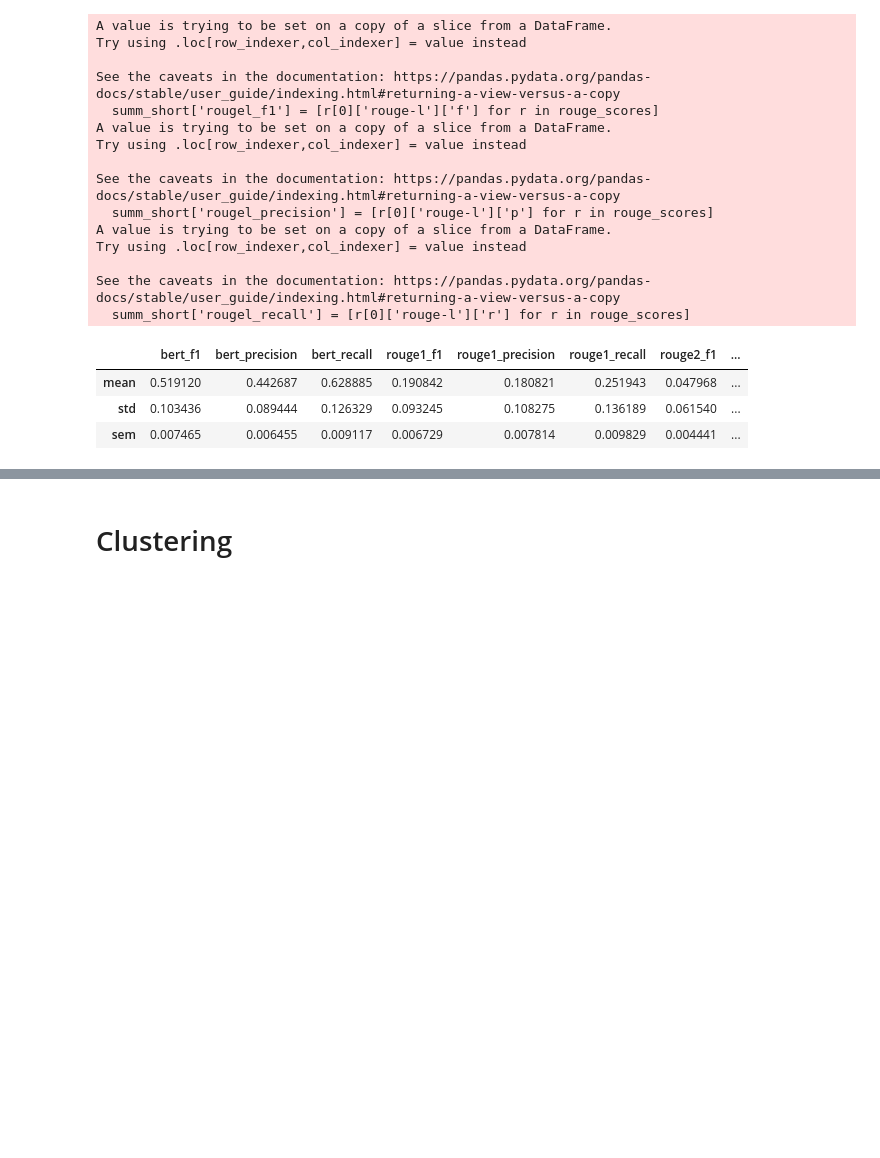
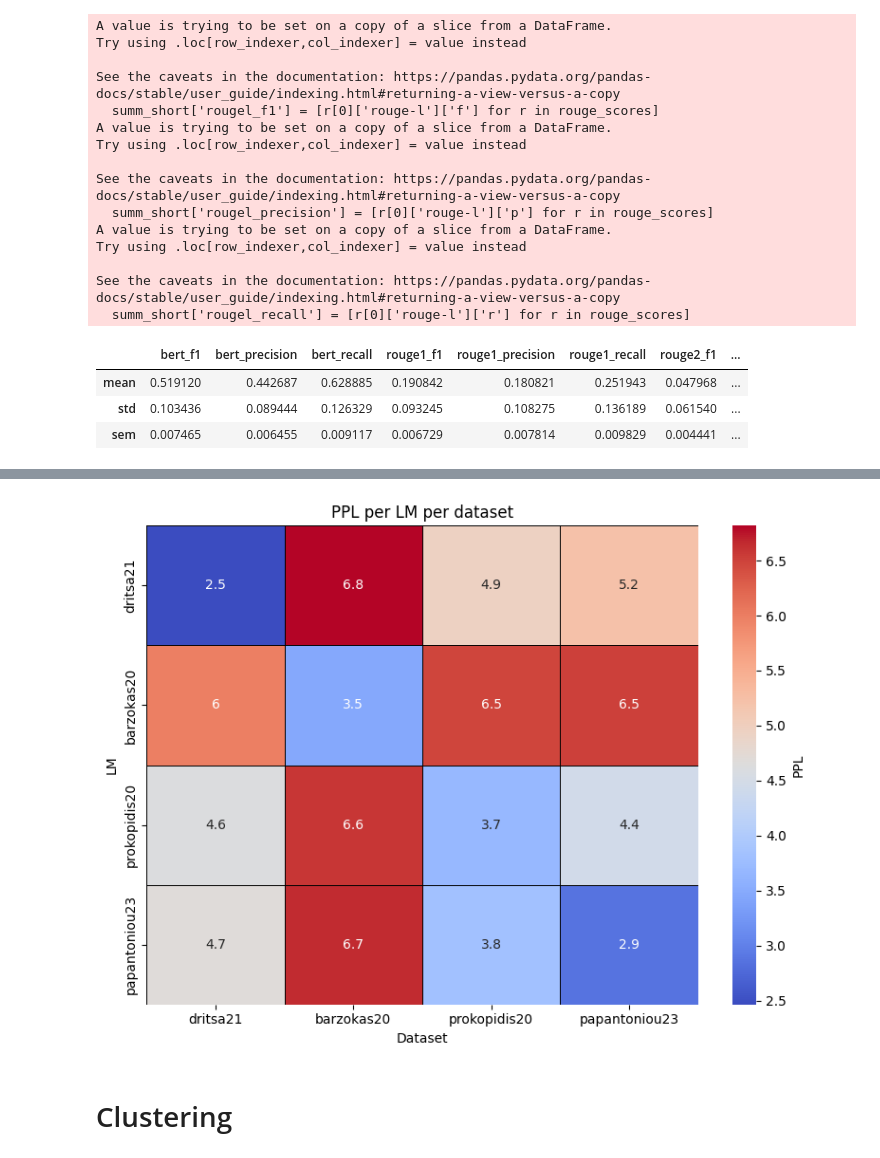
Before and after one commit to greek-nlp/benchmark, a Jupyter notebook: nlp_gr_experiments.ipynb, the cells around one changed output, grey strips where cells are left out. Saved outputs shown, nothing was run; the diff lists cells and outputs as text; code cells hidden in the pictures; blank space fills up the shorter version.

```diff
--- a/nlp_gr_experiments.ipynb
+++ b/nlp_gr_experiments.ipynb
@@ -660,0 +649,15 @@ summ_short[summ_short.columns[6:]].agg(['mean', 'std', 'sem'])
+# %%
+raw_datasets = {'dritsa21':gena.DritsaDt(datasets=gr_data).get('train'),
+                'barzokas20':gena.BarzokasDt(datasets=gr_data).get('train'),
+                'prokopidis20':gena.ProkopidisCrawledDt(datasets=gr_data).get('train'),
+                'papantoniou23': gena.PapantoniouDt(datasets=gr_data).get('train')}
+
+train_sets = {}
+test_sets = {}
+for dataset_name in raw_datasets:
+  print(dataset_name)
+  dataset = raw_datasets[dataset_name]
+  dataset = dataset[dataset.text.notna()]
+  dataset = dataset.sample(frac=1).reset_index(drop=True)
+  train_sets[dataset_name] = dataset.text.apply(lambda x: x[:100]).iloc[:1000] # lower lim
+  test_sets[dataset_name] = dataset.text.apply(lambda x: x[:100]).iloc[1000:1500]
@@ -661,3 +691,29 @@ summ_short[summ_short.columns[6:]].agg(['mean', 'std', 'sem'])
+# %%
+ppls, ppls_std = {}, {}
+for dname in raw_datasets:
+  train = train_sets[dname]
+  test = test_sets[dname]
+  lm = LM(gram="CHAR")
+  lm.train(' '.join(train.values)[:65000]) # length of min dataset
+  ppls[dname], ppls_std[dname] = {}, {}
+  for dname2 in raw_datasets:
+    scores = test_sets[dname2].apply(lm.cross_entropy)
+    ppls[dname][dname2] = scores.mean()
+    ppls_std[dname][dname2] = scores.std()
+# %%
+import matplotlib.pyplot as plt
+import seaborn as sns
+ppls_pd = pd.DataFrame(ppls)
+plt.figure(figsize=(8, 6))
+sns.heatmap(ppls_pd, annot=True, cmap='coolwarm', linewidths=0.5,
+            linecolor='black', cbar_kws={'label': 'PPL'});
+
+# Add labels and a title
+plt.title('PPL per LM per dataset'); plt.xlabel('Dataset'); plt.ylabel('LM');
+plt.tight_layout();
+plt.savefig('ppl_heatmap.pdf', dpi=300, format='PDF')
+# %% [output]
+[figure, added]
 # %% [markdown]
 # Clustering
 # %%
```
Also changed, not shown: parts of 5 cells of this notebook.
